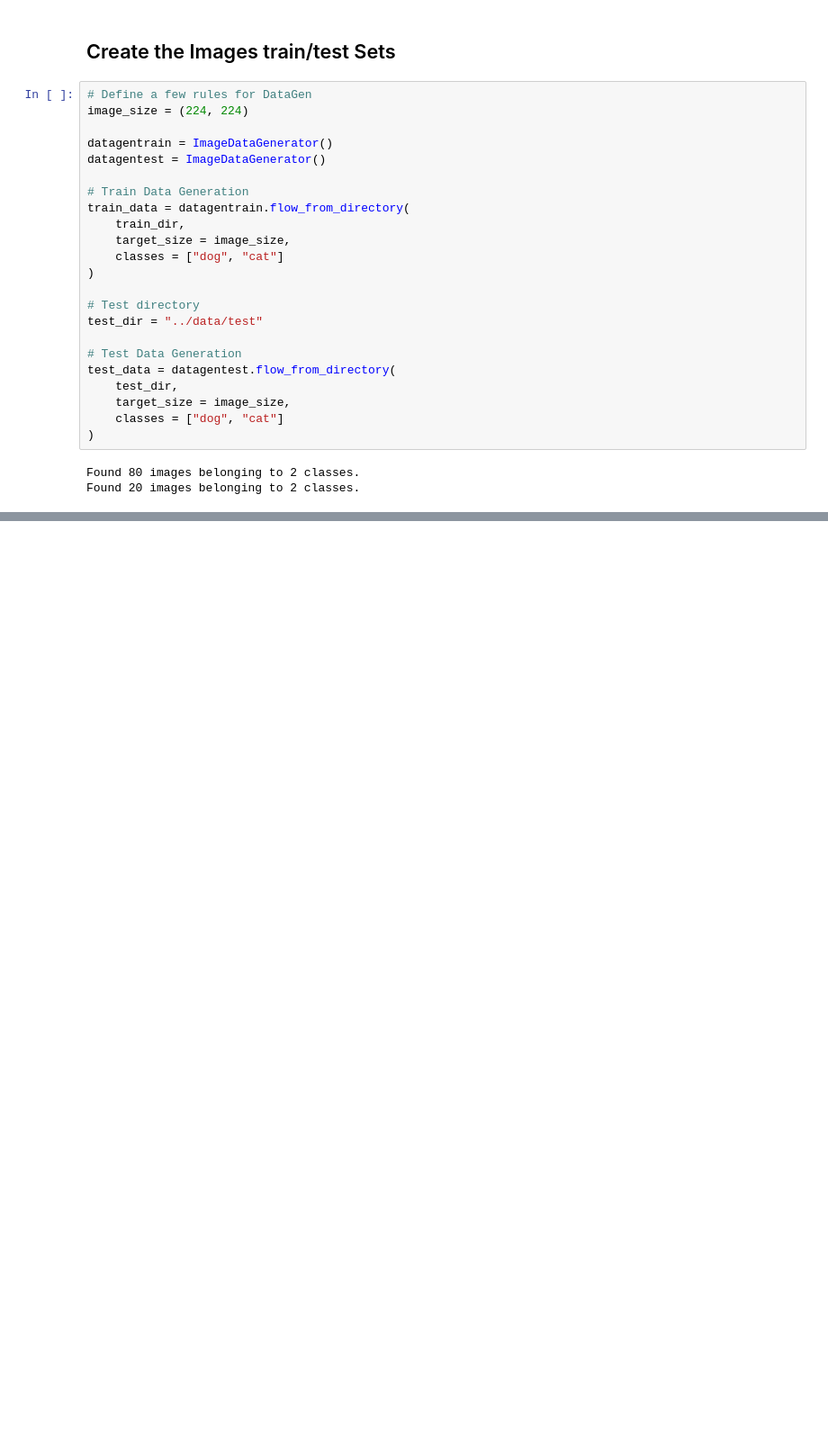
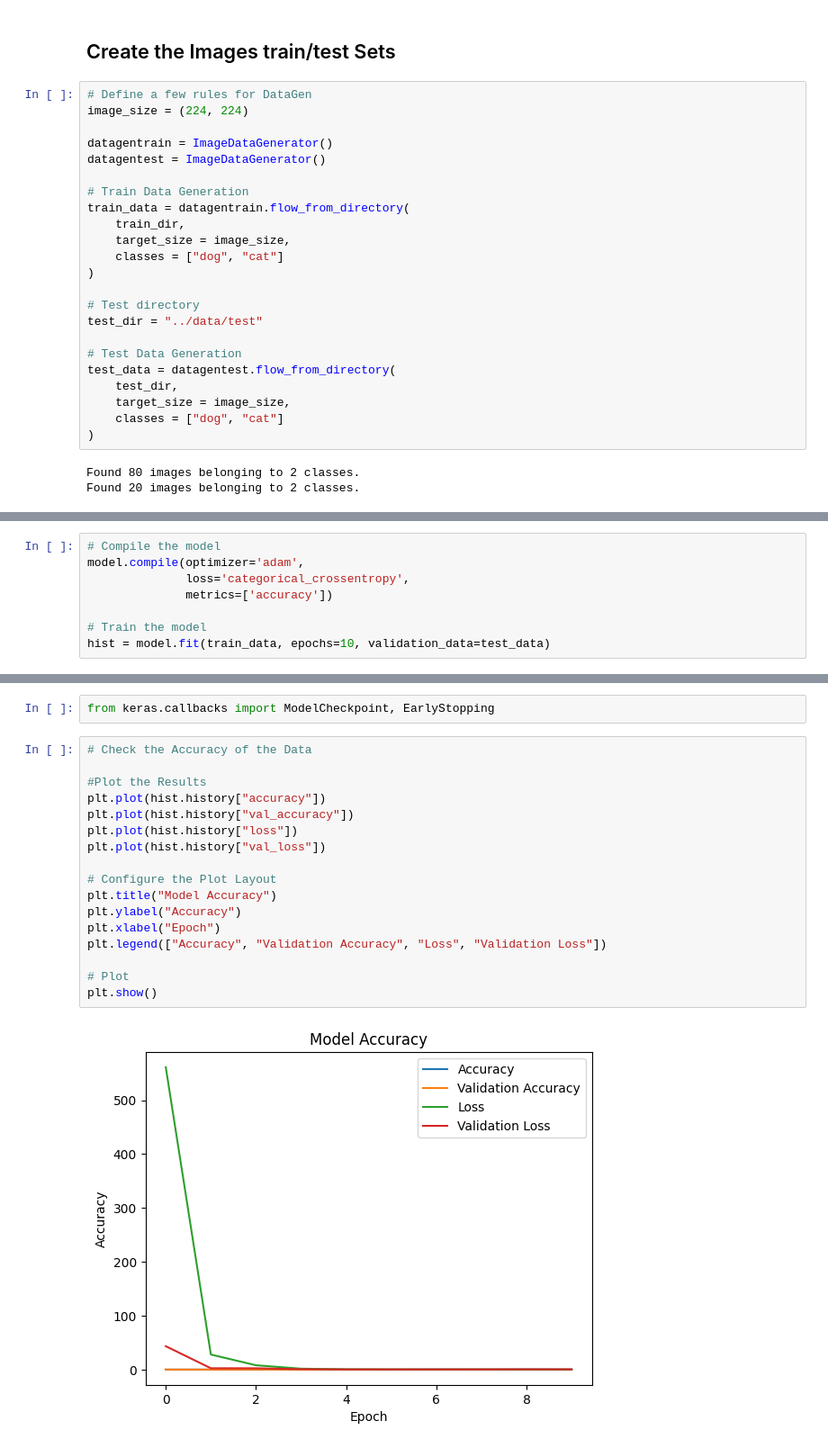
Before and after one commit to 4GeeksAcademy/Kransky_85_Image-Classifier-2, a Jupyter notebook: src/explore.ipynb, the cells around one changed output, grey strips where cells are left out. Shown at 90% size. Cells and saved outputs as stored; diff of their text form; blank space fills up the shorter version.

Commit message:
Image Classifier Project

```diff
--- a/src/explore.ipynb
+++ b/src/explore.ipynb
@@ -118,0 +143,8 @@ Found 20 images belonging to 2 classes.
+# %%
+# Compile the model
+model.compile(optimizer='adam',
+              loss='categorical_crossentropy',
+              metrics=['accuracy'])
+
+# Train the model
+hist = model.fit(train_data, epochs=10, validation_data=test_data)
@@ -118,0 +172,21 @@ Found 20 images belonging to 2 classes.
+# %%
+from keras.callbacks import ModelCheckpoint, EarlyStopping
+# %%
+# Check the Accuracy of the Data
+
+#Plot the Results
+plt.plot(hist.history["accuracy"])
+plt.plot(hist.history["val_accuracy"])
+plt.plot(hist.history["loss"])
+plt.plot(hist.history["val_loss"])
+
+# Configure the Plot Layout
+plt.title("Model Accuracy")
+plt.ylabel("Accuracy")
+plt.xlabel("Epoch")
+plt.legend(["Accuracy", "Validation Accuracy", "Loss", "Validation Loss"])
+
+# Plot
+plt.show()
+# %% [output]
+[figure, added]
```
Also changed, not shown: parts of 8 cells of this notebook.
